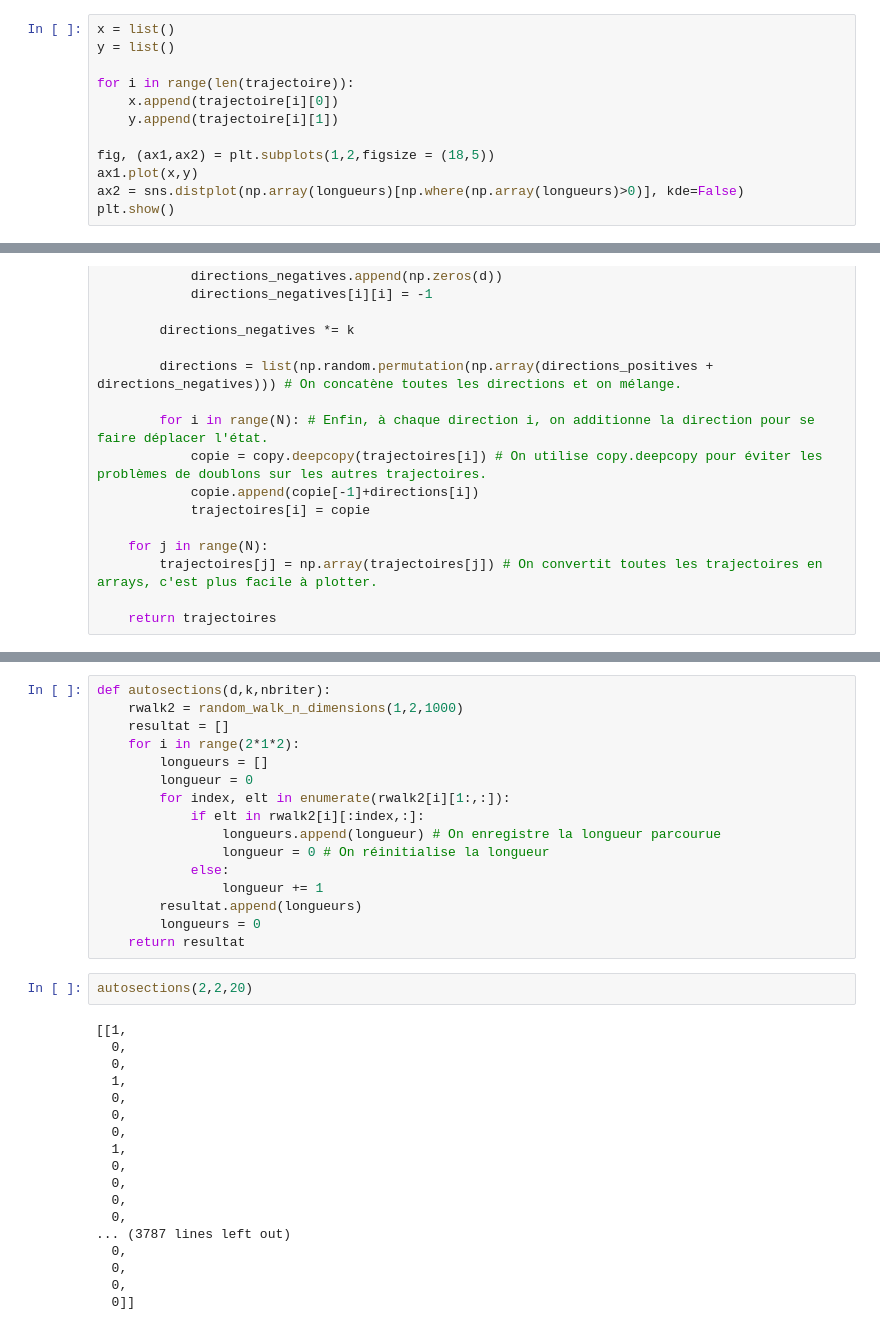
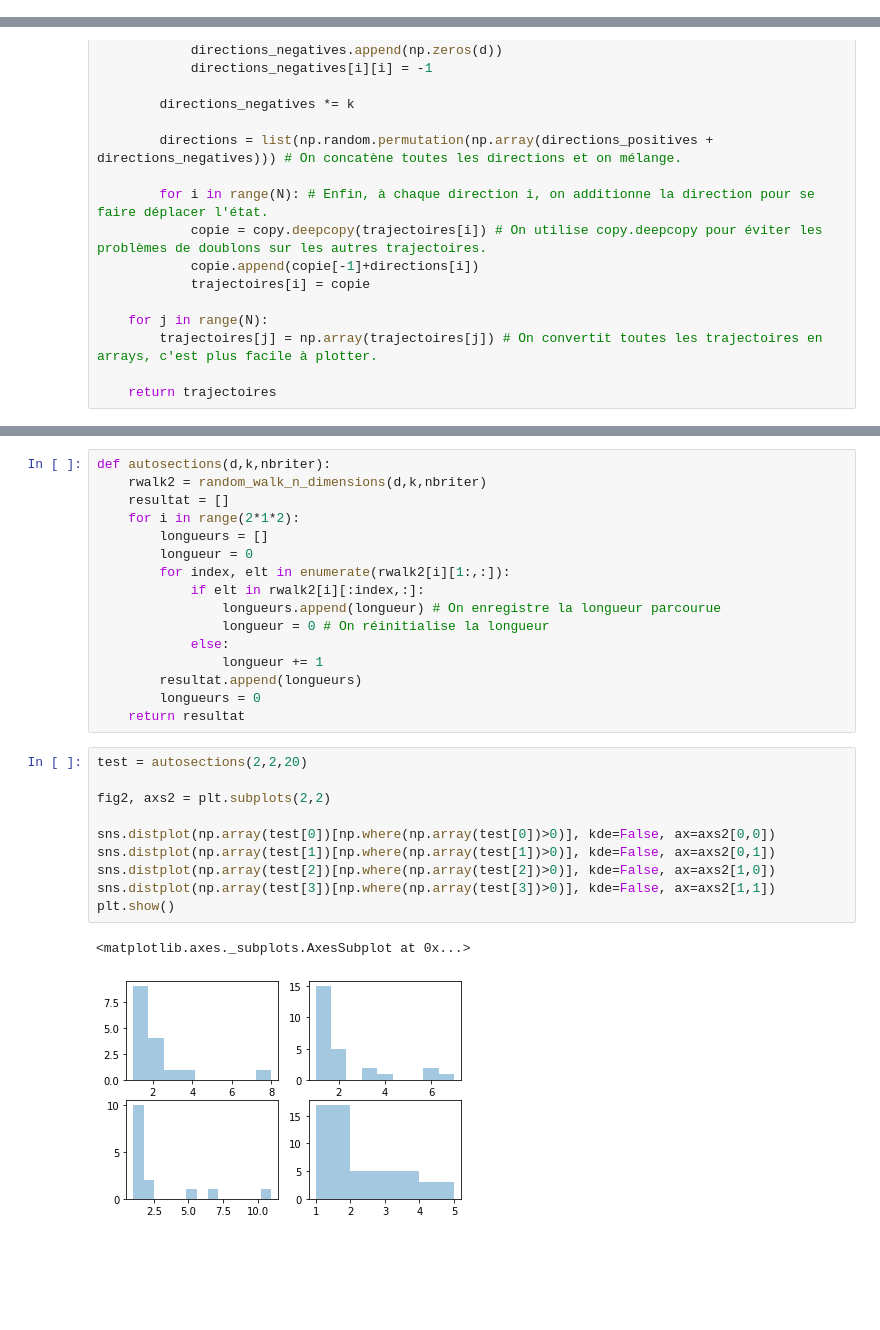
Before and after one commit to LittleBabyPanda/MCProject, a Jupyter notebook: MCProject.ipynb, the cells around one changed output, grey strips where cells are left out. Saved outputs shown, nothing was run; the diff lists cells and outputs as text; blank space fills up the shorter version.

```diff
--- a/MCProject.ipynb
+++ b/MCProject.ipynb
@@ -38,15 +40,3 @@ while nbr_sections < n:
         longueur += 1
 
     trajectoire.append(tuple(X))
-# %%
-x = list()
-y = list()
-
-for i in range(len(trajectoire)):
-    x.append(trajectoire[i][0])
-    y.append(trajectoire[i][1])
-
-fig, (ax1,ax2) = plt.subplots(1,2,figsize = (18,5))
-ax1.plot(x,y)
-ax2 = sns.distplot(np.array(longueurs)[np.where(np.array(longueurs)>0)], kde=False)
-plt.show()
@@ -111,6 +232,6 @@ plt.show()
 # %%
 def autosections(d,k,nbriter):
-    rwalk2 = random_walk_n_dimensions(1,2,1000)
+    rwalk2 = random_walk_n_dimensions(d,k,nbriter)
     resultat = []
     for i in range(2*1*2):
         longueurs = []
@@ -124,23 +245,16 @@ def autosections(d,k,nbriter):
         resultat.append(longueurs)
         longueurs = 0
     return resultat
-# %%
-autosections(2,2,20)
-# %% [output]
-[[1,
-  0,
-  0,
-  1,
-  0,
-  0,
-  0,
-  1,
-  0,
-  0,
-  0,
-  0,
-... (3787 lines left out)
-  0,
-  0,
-  0,
-  0]]
+# %%
+test = autosections(2,2,20)
+
+fig2, axs2 = plt.subplots(2,2)
+
+sns.distplot(np.array(test[0])[np.where(np.array(test[0])>0)], kde=False, ax=axs2[0,0])
+sns.distplot(np.array(test[1])[np.where(np.array(test[1])>0)], kde=False, ax=axs2[0,1])
+sns.distplot(np.array(test[2])[np.where(np.array(test[2])>0)], kde=False, ax=axs2[1,0])
+sns.distplot(np.array(test[3])[np.where(np.array(test[3])>0)], kde=False, ax=axs2[1,1])
+plt.show()
+# %% [output]
+<matplotlib.axes._subplots.AxesSubplot at 0x...>
+[figure, added]
```
Also changed, not shown: parts of 14 cells of this notebook, 1 other file.
